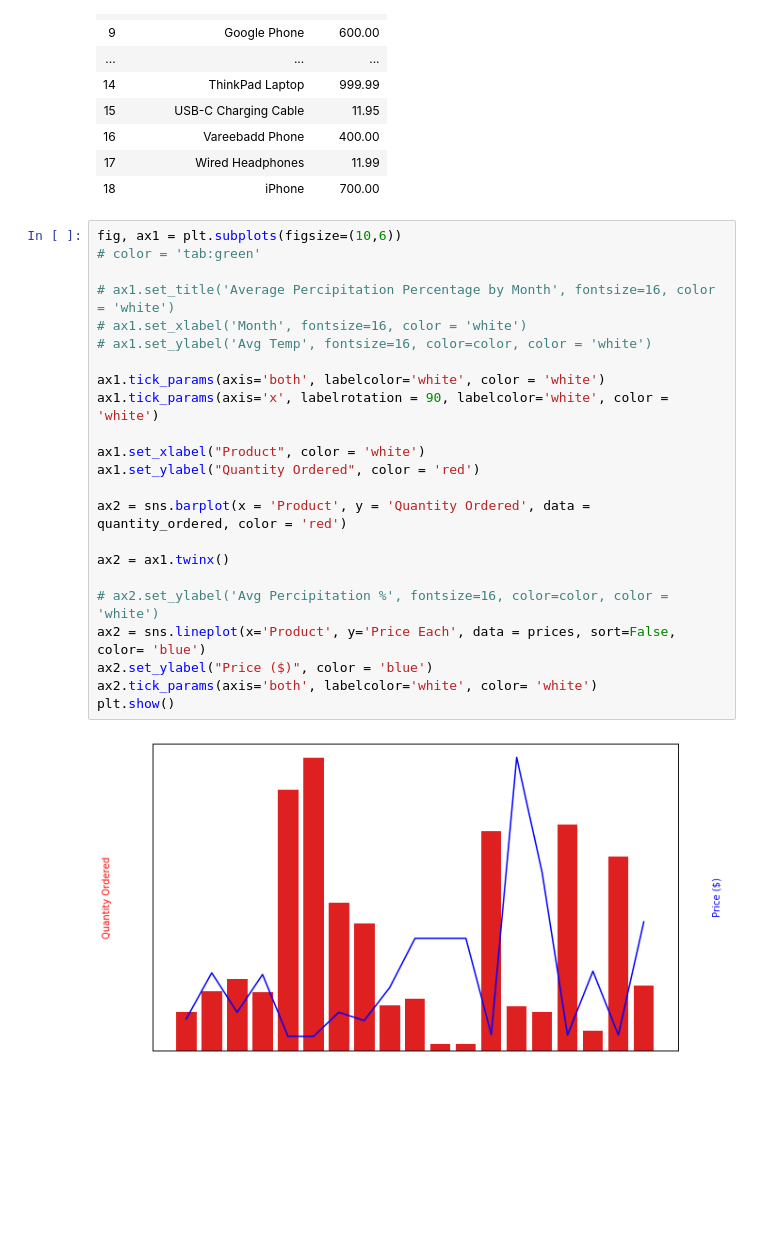
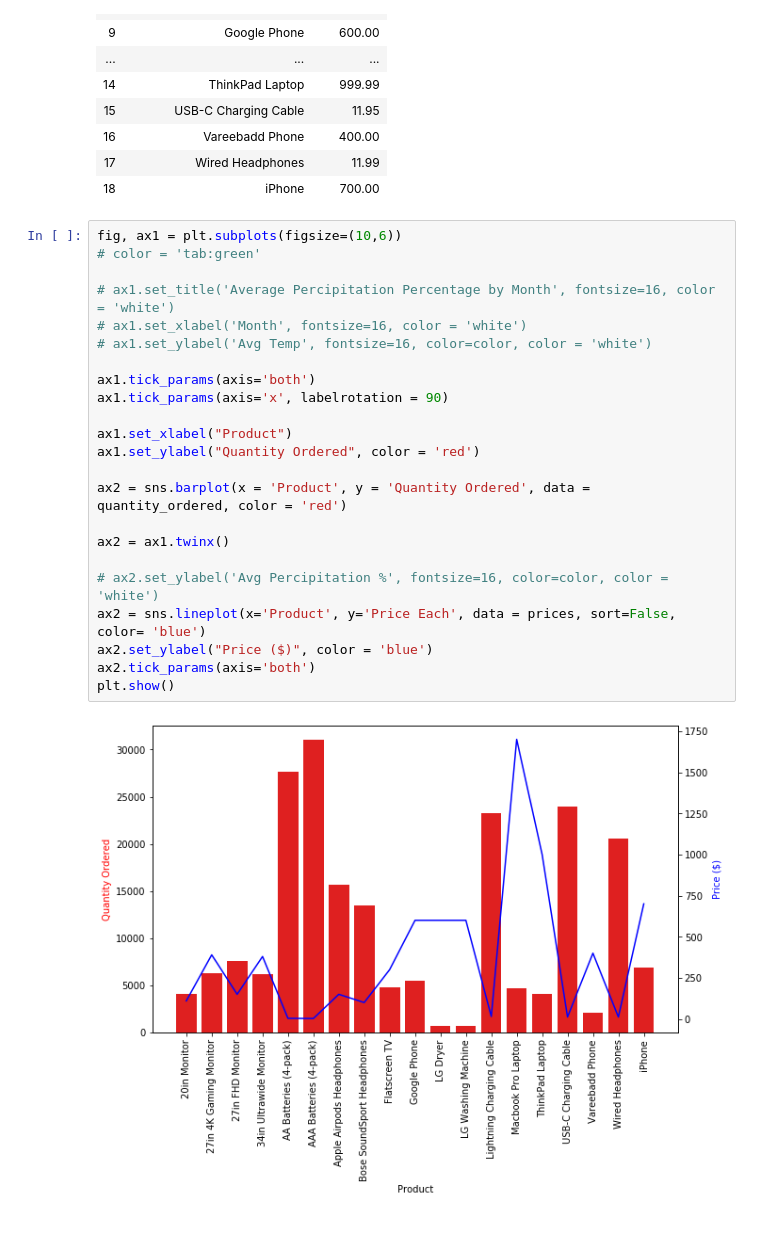
Before and after one commit to Aminul667/Project_DA, a Jupyter notebook: SalesAnalysis/SalesAnalysis.ipynb, the cells around one changed output. Saved outputs shown, nothing was run; the diff lists cells and outputs as text.

```diff
--- a/SalesAnalysis/SalesAnalysis.ipynb
+++ b/SalesAnalysis/SalesAnalysis.ipynb
@@ -376,25 +391,25 @@ prices
 # %%
 fig, ax1 = plt.subplots(figsize=(10,6))
 # color = 'tab:green'
 
 # ax1.set_title('Average Percipitation Percentage by Month', fontsize=16, color = 'white')
 # ax1.set_xlabel('Month', fontsize=16, color = 'white')
 # ax1.set_ylabel('Avg Temp', fontsize=16, color=color, color = 'white')
 
-ax1.tick_params(axis='both', labelcolor='white', color = 'white')
-ax1.tick_params(axis='x', labelrotation = 90, labelcolor='white', color = 'white')
+ax1.tick_params(axis='both')
+ax1.tick_params(axis='x', labelrotation = 90)
 
-ax1.set_xlabel("Product", color = 'white')
+ax1.set_xlabel("Product")
 ax1.set_ylabel("Quantity Ordered", color = 'red')
 
 ax2 = sns.barplot(x = 'Product', y = 'Quantity Ordered', data = quantity_ordered, color = 'red')
 
 ax2 = ax1.twinx()
 
 # ax2.set_ylabel('Avg Percipitation %', fontsize=16, color=color, color = 'white')
 ax2 = sns.lineplot(x='Product', y='Price Each', data = prices, sort=False, color= 'blue')
 ax2.set_ylabel("Price ($)", color = 'blue')
-ax2.tick_params(axis='both', labelcolor='white', color= 'white')
+ax2.tick_params(axis='both')
 plt.show()
 # %% [output]
-[figure, old version]
+[figure, new version]
```
Also changed, not shown: parts of 6 cells of this notebook.
